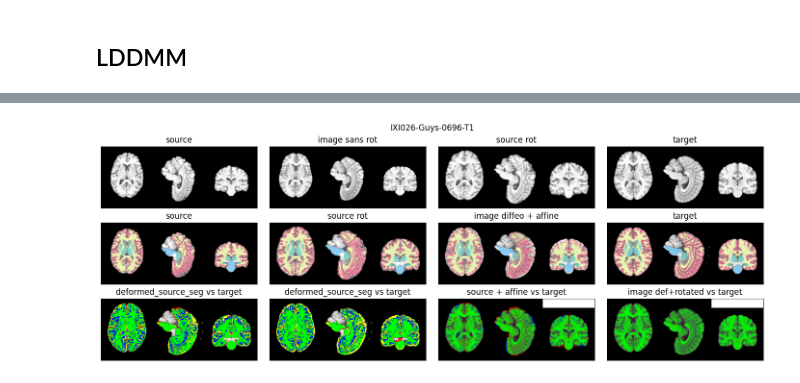
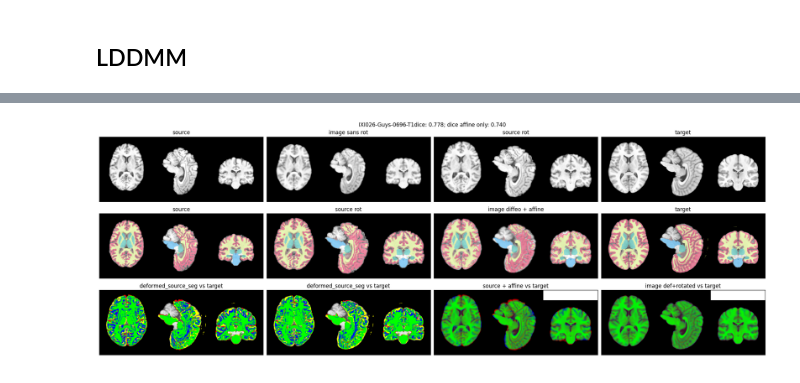
Before and after one commit to antonfrancois/Demeter_metamorphosis, a Jupyter notebook: examples/execute_ixi_template.ipynb, the cells around one changed output, grey strips where cells are left out. Cells and saved outputs as stored; diff of their text form; code cells hidden in the pictures.

```diff
--- a/examples/execute_ixi_template.ipynb
+++ b/examples/execute_ixi_template.ipynb
@@ -288,14 +289,15 @@ best_rotation = tensor([[ 0.3644, -0.8425, -0.3968],
         [ 0.8765,  0.4542, -0.1593],
         [ 0.3144, -0.2897,  0.9040]])
 # %%
-best_momentum_R = torch. tensor([[-0.0014, -0.0377, -0.0019],
-        [ 0.0375, -0.0083,  0.0827],
-        [-0.0043, -0.0826, -0.0069]])
-best_momentum_T = torch. tensor([ 0.0014, -0.0064, -0.0053])
-best_momentum_S = torch. tensor([0.1278, 0.0856, 0.1622])
+best_momenta = {'rot_prior': torch.tensor([[ 0.0000, -0.0369,  0.0008],
+        [ 0.0369,  0.0000,  0.0813],
+        [-0.0008, -0.0813,  0.0000]]),
+                'trans_prior': torch.tensor([ 0.0011, -0.0064, -0.0058]),
+                'scale_prior': torch.tensor([0.1486, 0.0935, 0.1975])}
 # %% [markdown]
 ## Check rigid search
 # %%
+kernelOperator = rk.DummyKernel()
 momenta = mtrt.prepare_momenta(
     # mr.source.shape,
     source_b.shape,
@@ -426,13 +428,17 @@ ic(momenta)
 
 gamma = .3
 rho = 1
-cost_cst = 1
-cost_field = 1
+cost_cst = 1e3
+
+cost_field = 1000
+cost_affine = 1
 integration_steps = 10
 
 best_momenta = {k : v.detach() for k, v in best_momenta.items()}
 
-datacost = mt.Rotation_Ssd_Cost(target_b.to("cuda:0"), gamma=0, start_gamma=1, n_at_gamma_reach= 20)
+datacost = mt.Rotation_Ssd_Cost(target_b.to("cuda:0"), gamma=.3, start_gamma=1, n_at_gamma_reach= 15)
+
+# datacost = mt.Rotation_Ssd_Cost(target_b.to("cuda:0"), gamma=0.5)
 # datacost = mt.Rotation_MutualInformation_Cost(target_b, alpha=.5)
 momenta = mt.prepare_momenta(
     source_b.shape,
@@ -446,10 +452,11 @@ mr = mt.rigid_along_metamorphosis(
   data_term=datacost ,
   integration_steps = integration_steps,
   cost_cst=cost_cst,
-  cst_field = cost_field,
-  n_iter=50,
+  cost_affine_cst = cost_affine,
+  cost_field_cst = cost_field,
+  n_iter=100,
   save_gpu_memory=False,
-  lbfgs_max_iter = 30,
+  lbfgs_max_iter = 10,
   lbfgs_history_size = 30,
   # hamiltonian_integration=True
 )
@@ -599,7 +605,7 @@ def slc_plt(img):
 
 
 
-fig, ax = plt.subplots(3,4,figsize = (14,5), constrained_layout=True)
+fig, ax = plt.subplots(3,4,figsize = (14*1.5,5*1.5), constrained_layout=True)
 ax[0,0].imshow(slc_plt(mr.source), cmap="gray", origin="lower")
 ax[0,0].set_title(f'source')
 ax[0,1].imshow(slc_plt(mr.mp.image), cmap='gray', origin="lower")
@@ -639,7 +645,8 @@ set_ticks_off(ax)
 
 
 
-
-fig.suptitle(subject_name)
+dice_str = f"dice: {dice['(all) dice average']:.3f}; dice affine only: {dice['(rotation only) dice average']:.3f}"
+fig.suptitle(subject_name + dice_str)
 plt.show()
+integration_plot(mr)
 # %% [output]
@@ -648 +655 @@ WARNING:matplotlib.image:Clipping input data to the valid range for imshow with
-[figure, old version]
+[figure, new version]
```
Also changed, not shown: parts of 12 cells of this notebook.
